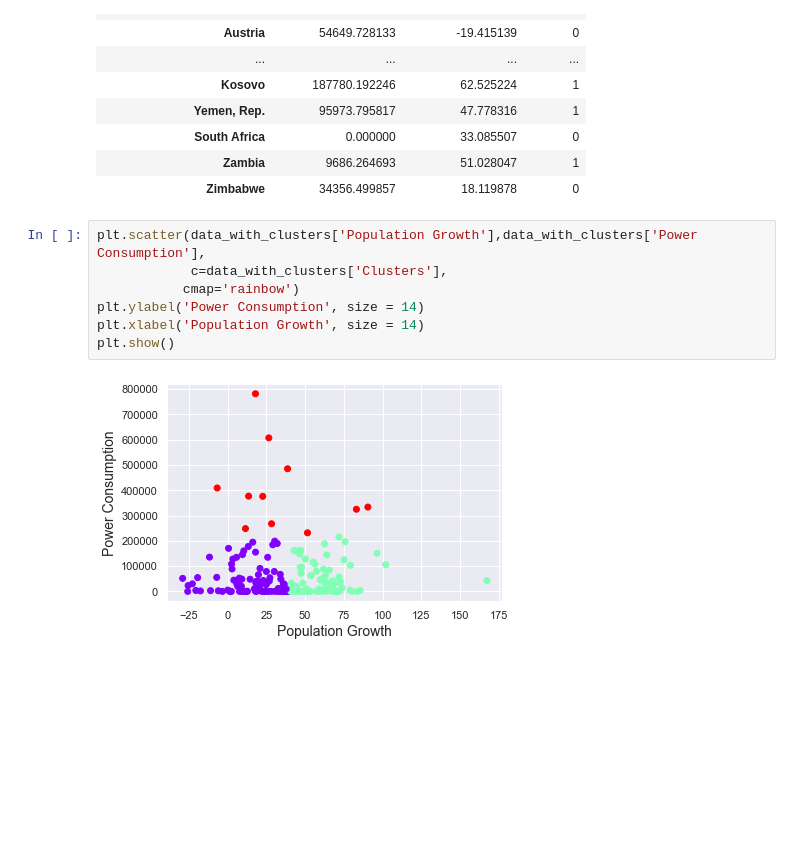
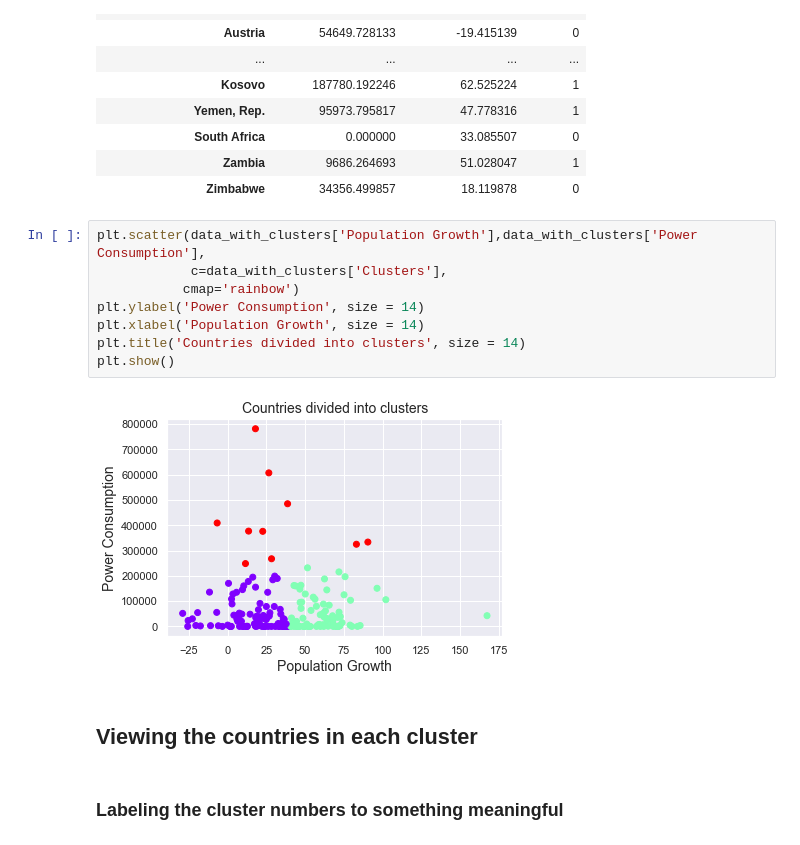
Before and after one commit to iamYole/Assignment_3, a Jupyter notebook: Assignment 3.ipynb, the cells around one changed output. Drawn from its saved outputs; the diff is of its cells as text; blank space fills up the shorter version.

```diff
--- a/Assignment 3.ipynb
+++ b/Assignment 3.ipynb
@@ -370,9 +337,14 @@ data_with_clusters
 # %%
 plt.scatter(data_with_clusters['Population Growth'],data_with_clusters['Power Consumption'],
             c=data_with_clusters['Clusters'],
            cmap='rainbow')
 plt.ylabel('Power Consumption', size = 14)
 plt.xlabel('Population Growth', size = 14)
+plt.title('Countries divided into clusters', size = 14)
 plt.show()
 # %% [output]
-[figure, old version]
+[figure, new version]
+# %% [markdown]
+## Viewing the countries in each cluster
+# %% [markdown]
+### Labeling the cluster numbers to something meaningful
```
Also changed, not shown: parts of 12 cells of this notebook, 1 other file.
